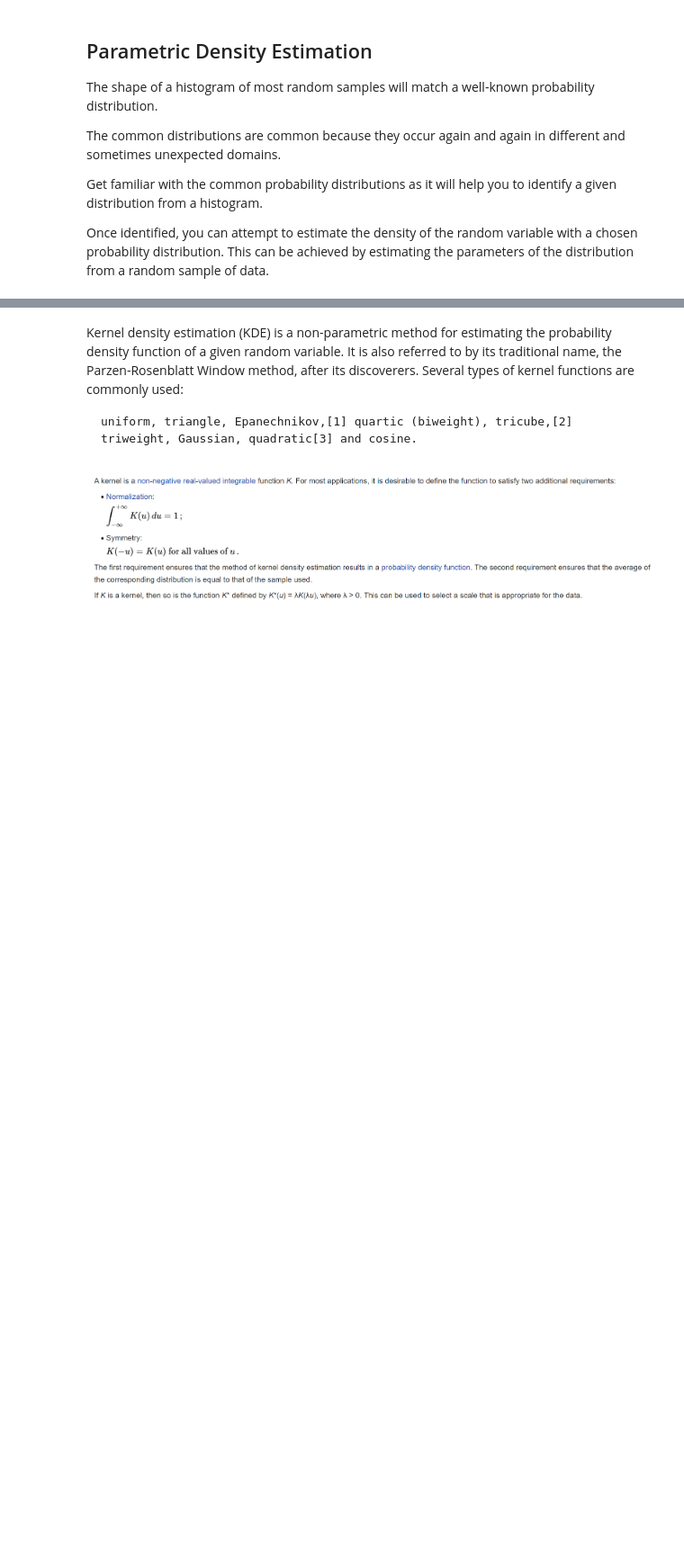
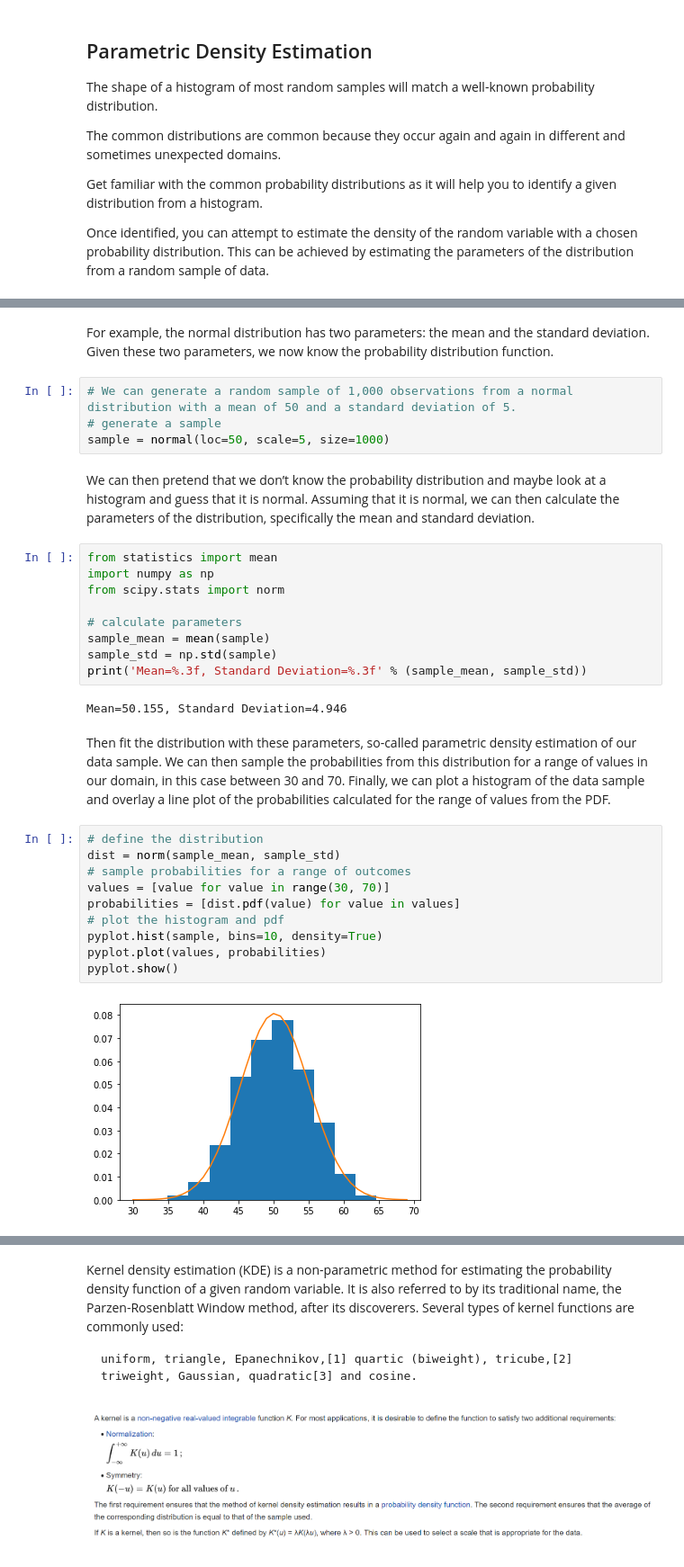
Before and after one commit to ghoshark/Density-Estimation_KDE_CMDE, a Jupyter notebook: Density Estimation, KDE, Manifold Learning & DBSCAN clustering.ipynb, the cells around one changed output, grey strips where cells are left out. Shown at 90% size. Cells and saved outputs as stored; diff of their text form; blank space fills up the shorter version.

```diff
--- a/Density Estimation, KDE, Manifold Learning & DBSCAN clustering.ipynb
+++ b/Density Estimation, KDE, Manifold Learning & DBSCAN clustering.ipynb
@@ -50,0 +43,35 @@ https://colab.research.google.com/github/jakevdp/PythonDataScienceHandbook/blob/
+# %% [markdown]
+For example, the normal distribution has two parameters: the mean and the standard deviation. Given these two parameters, we now know the probability distribution function.
+# %%
+# We can generate a random sample of 1,000 observations from a normal distribution with a mean of 50 and a standard deviation of 5.
+# generate a sample
+sample = normal(loc=50, scale=5, size=1000)
+# %% [markdown]
+We can then pretend that we don’t know the probability distribution and maybe look at a histogram and guess that it is normal. Assuming that it is normal, we can then calculate the parameters of the distribution, specifically the mean and standard deviation.
+# %%
+from statistics import mean
+import numpy as np
+from scipy.stats import norm
+
+# calculate parameters
+sample_mean = mean(sample)
+sample_std = np.std(sample)
+print('Mean=%.3f, Standard Deviation=%.3f' % (sample_mean, sample_std))
+# %% [output]
+Mean=50.155, Standard Deviation=4.946
+# %% [markdown]
+Then fit the distribution with these parameters, so-called parametric density estimation of our data sample.
+We can then sample the probabilities from this distribution for a range of values in our domain, in this case between 30 and 70.
+Finally, we can plot a histogram of the data sample and overlay a line plot of the probabilities calculated for the range of values from the PDF.
+# %%
+# define the distribution
+dist = norm(sample_mean, sample_std)
+# sample probabilities for a range of outcomes
+values = [value for value in range(30, 70)]
+probabilities = [dist.pdf(value) for value in values]
+# plot the histogram and pdf
+pyplot.hist(sample, bins=10, density=True)
+pyplot.plot(values, probabilities)
+pyplot.show()
+# %% [output]
+[figure, added]
```
Also changed, not shown: parts of 11 cells of this notebook, 1 other file.
